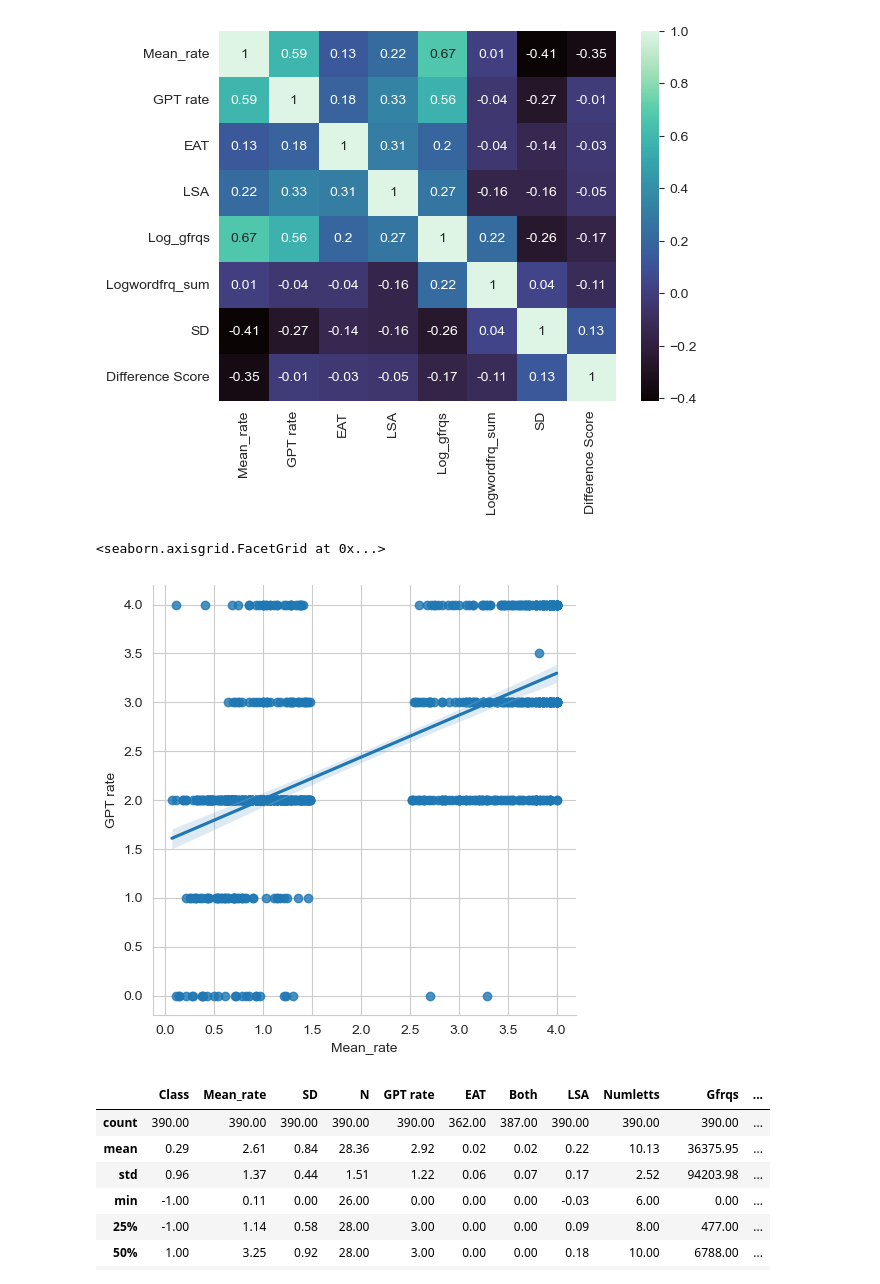
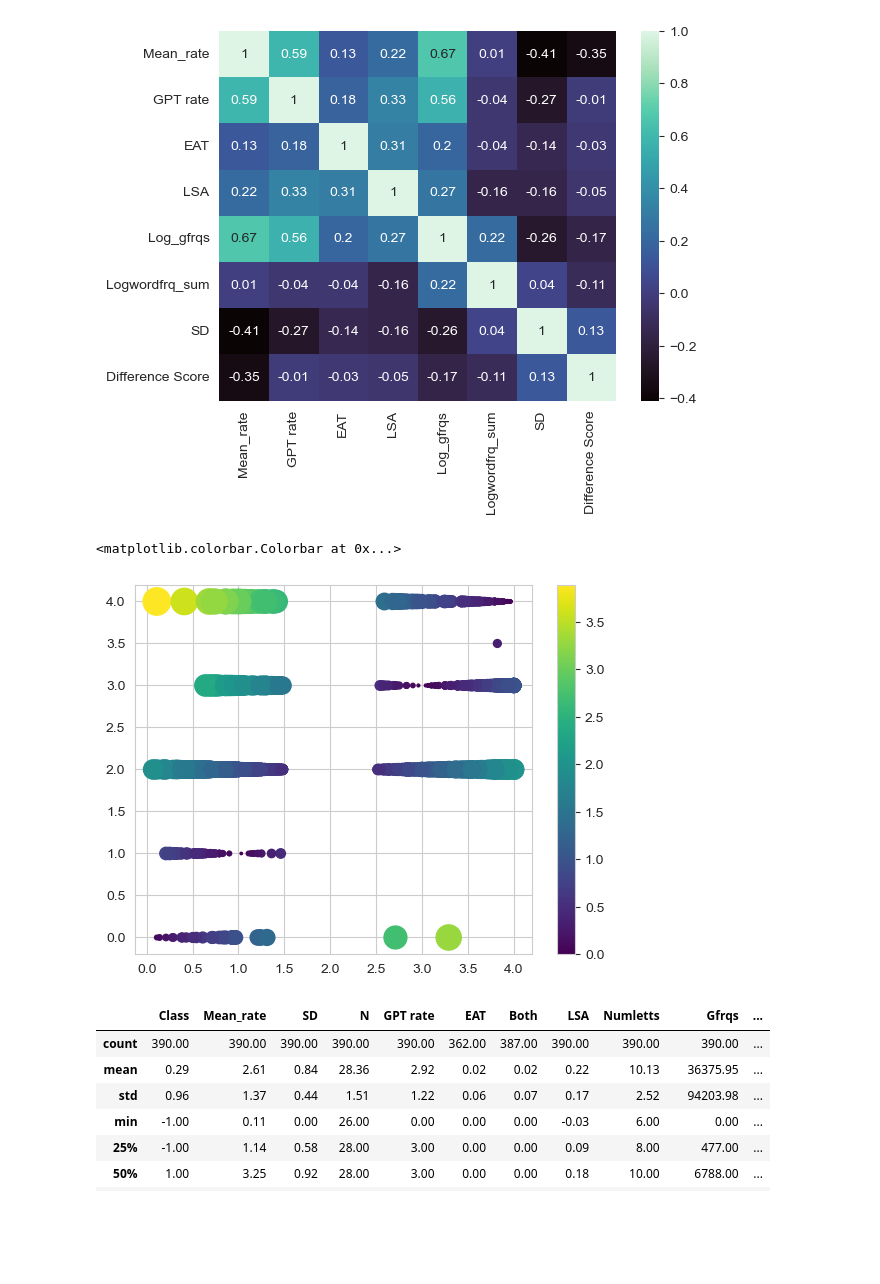
Before and after one commit to NickRiccardi/two-word-test, a Jupyter notebook: plots-test.ipynb, the cells around one changed output. Drawn from its saved outputs; the diff is of its cells as text; code cells hidden in the pictures; blank space fills up the shorter version.

```diff
--- a/plots-test.ipynb
+++ b/plots-test.ipynb
@@ -96,5 +116,13 @@ plt.show()
 # %% [output]
 [figure]
 # %%
-sn.lmplot(data=forward_abbrev_measures, x='Mean_rate', y='GPT rate')
+sn.set_style('whitegrid')
+cmap = sn.color_palette("viridis", as_cmap=True)
+
+f, ax = plt.subplots()
+points = ax.scatter(forward_combos['Mean_rate'], forward_combos['GPT rate'], c=forward_combos['Difference Score'], s=forward_combos['Difference Score']*100, cmap=cmap)
+f.colorbar(points)
+
+#old plot with regression line
+#sn.lmplot(data=forward_abbrev_measures, x='Mean_rate', y='GPT rate')
 # %% [output]
@@ -133,5 +168,15 @@ plt.show()
 # %% [output]
 [figure]
 # %%
-sn.lmplot(data=backward_abbrev_measures, x='Mean_rate', y='GPT rate')
+#large number of false positives (upper left hand corner) where GPT overestimates meaningfulness compared to humans
+
+sn.set_style('whitegrid')
+cmap = sn.color_palette("viridis", as_cmap=True)
+
+f, ax = plt.subplots()
+points = ax.scatter(backward_combos['Mean_rate'], backward_combos['GPT rate'], c=backward_combos['Difference Score'], s=backward_combos['Difference Score']*100, cmap=cmap)
+f.colorbar(points)
+
+#old plot with regression line
+#sn.lmplot(data=backward_abbrev_measures, x='Mean_rate', y='GPT rate')
 # %% [output]
@@ -170,8 +221,16 @@ plt.show()
 # %% [output]
 [figure]
 # %%
-sn.lmplot(data=remove_middle, x='Mean_rate', y='GPT rate')
+sn.set_style('whitegrid')
+cmap = sn.color_palette("viridis", as_cmap=True)
+
+f, ax = plt.subplots()
+points = ax.scatter(remove_middle['Mean_rate'], remove_middle['GPT rate'], c=remove_middle['Difference Score'], s=remove_middle['Difference Score']*100, cmap=cmap)
+f.colorbar(points)
+
+#old plot with reg lines
+#sn.lmplot(data=remove_middle, x='Mean_rate', y='GPT rate')
 # %% [output]
-<seaborn.axisgrid.FacetGrid at 0x...>
+<matplotlib.colorbar.Colorbar at 0x...>
-[figure, old version]
+[figure, new version]
 # %%
```
Also changed, not shown: parts of 19 cells of this notebook.
